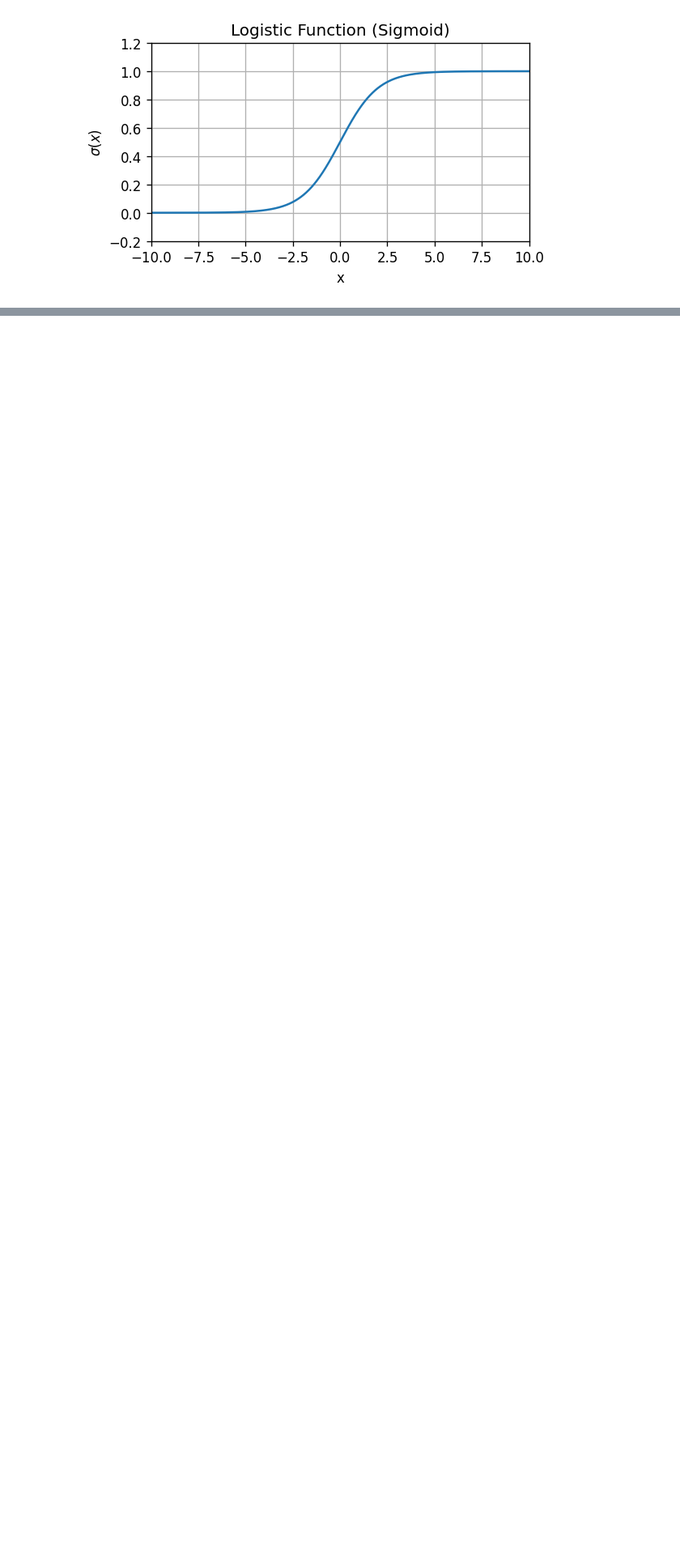
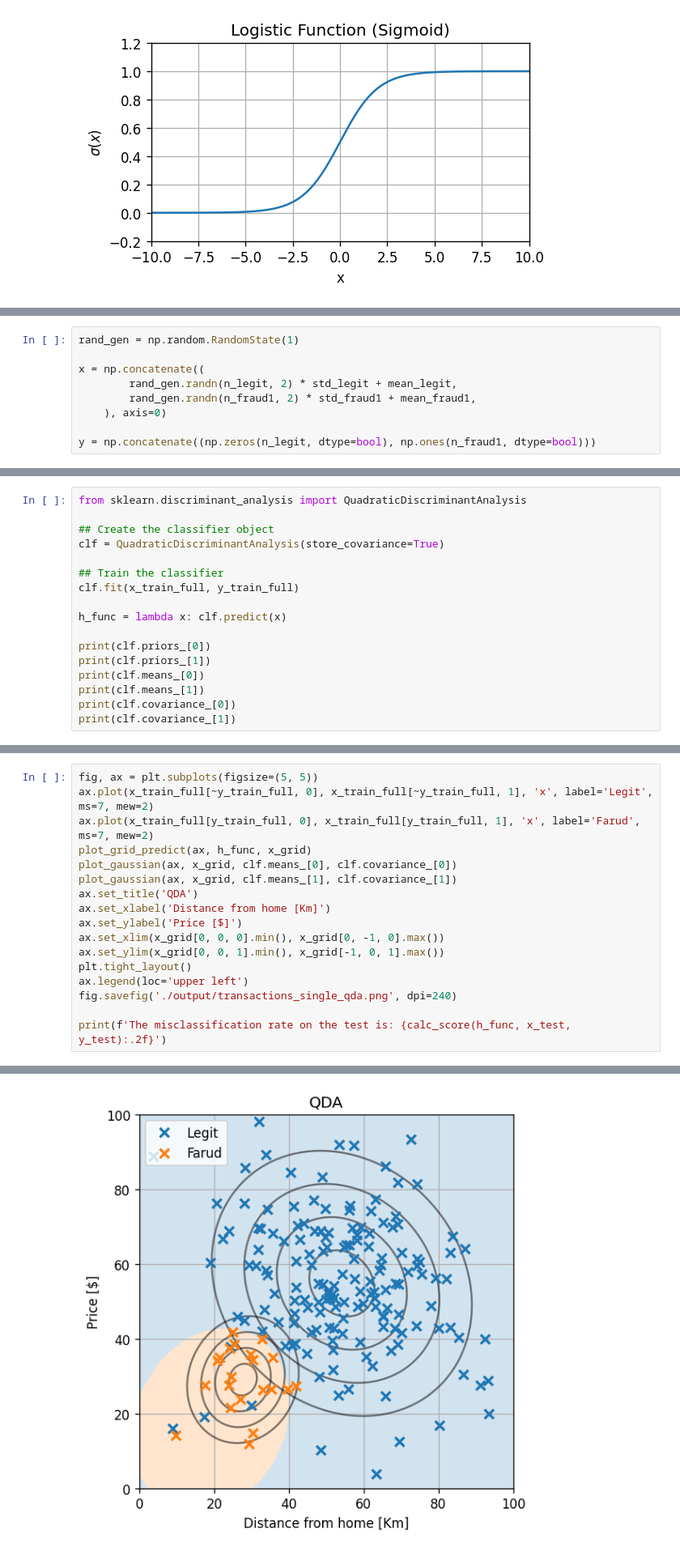
Before and after one commit to technion046195/technion046195, a Jupyter notebook: content/lecture07/code.ipynb, the cells around one changed output, grey strips where cells are left out. Shown at 81% size. Drawn from its saved outputs; the diff is of its cells as text; blank space fills up the shorter version.

```diff
--- a/content/lecture07/code.ipynb
+++ b/content/lecture07/code.ipynb
@@ -52,0 +203,9 @@ fig.savefig('./output/sigmoid.png', dpi=240)
+# %%
+rand_gen = np.random.RandomState(1)
+
+x = np.concatenate((
+        rand_gen.randn(n_legit, 2) * std_legit + mean_legit,
+        rand_gen.randn(n_fraud1, 2) * std_fraud1 + mean_fraud1,
+    ), axis=0)
+
+y = np.concatenate((np.zeros(n_legit, dtype=bool), np.ones(n_fraud1, dtype=bool)))
@@ -52,0 +260,17 @@ fig.savefig('./output/sigmoid.png', dpi=240)
+# %%
+from sklearn.discriminant_analysis import QuadraticDiscriminantAnalysis
+
+## Create the classifier object
+clf = QuadraticDiscriminantAnalysis(store_covariance=True)
+
+## Train the classifier
+clf.fit(x_train_full, y_train_full)
+
+h_func = lambda x: clf.predict(x)
+
+print(clf.priors_[0])
+print(clf.priors_[1])
+print(clf.means_[0])
+print(clf.means_[1])
+print(clf.covariance_[0])
+print(clf.covariance_[1])
@@ -52,0 +286,18 @@ fig.savefig('./output/sigmoid.png', dpi=240)
+# %%
+fig, ax = plt.subplots(figsize=(5, 5))
+ax.plot(x_train_full[~y_train_full, 0], x_train_full[~y_train_full, 1], 'x', label='Legit', ms=7, mew=2)
+ax.plot(x_train_full[y_train_full, 0], x_train_full[y_train_full, 1], 'x', label='Farud', ms=7, mew=2)
+plot_grid_predict(ax, h_func, x_grid)
+plot_gaussian(ax, x_grid, clf.means_[0], clf.covariance_[0])
+plot_gaussian(ax, x_grid, clf.means_[1], clf.covariance_[1])
+ax.set_title('QDA')
+ax.set_xlabel('Distance from home [Km]')
+ax.set_ylabel('Price [$]')
+ax.set_xlim(x_grid[0, 0, 0].min(), x_grid[0, -1, 0].max())
+ax.set_ylim(x_grid[0, 0, 1].min(), x_grid[-1, 0, 1].max())
+plt.tight_layout()
+ax.legend(loc='upper left')
+fig.savefig('./output/transactions_single_qda.png', dpi=240)
+
+print(f'The misclassification rate on the test is: {calc_score(h_func, x_test, y_test):.2f}')
+# %% [output]
@@ -52,0 +305 @@ fig.savefig('./output/sigmoid.png', dpi=240)
+[figure, added]
```
Also changed, not shown: parts of 31 cells of this notebook, 21 other files.
